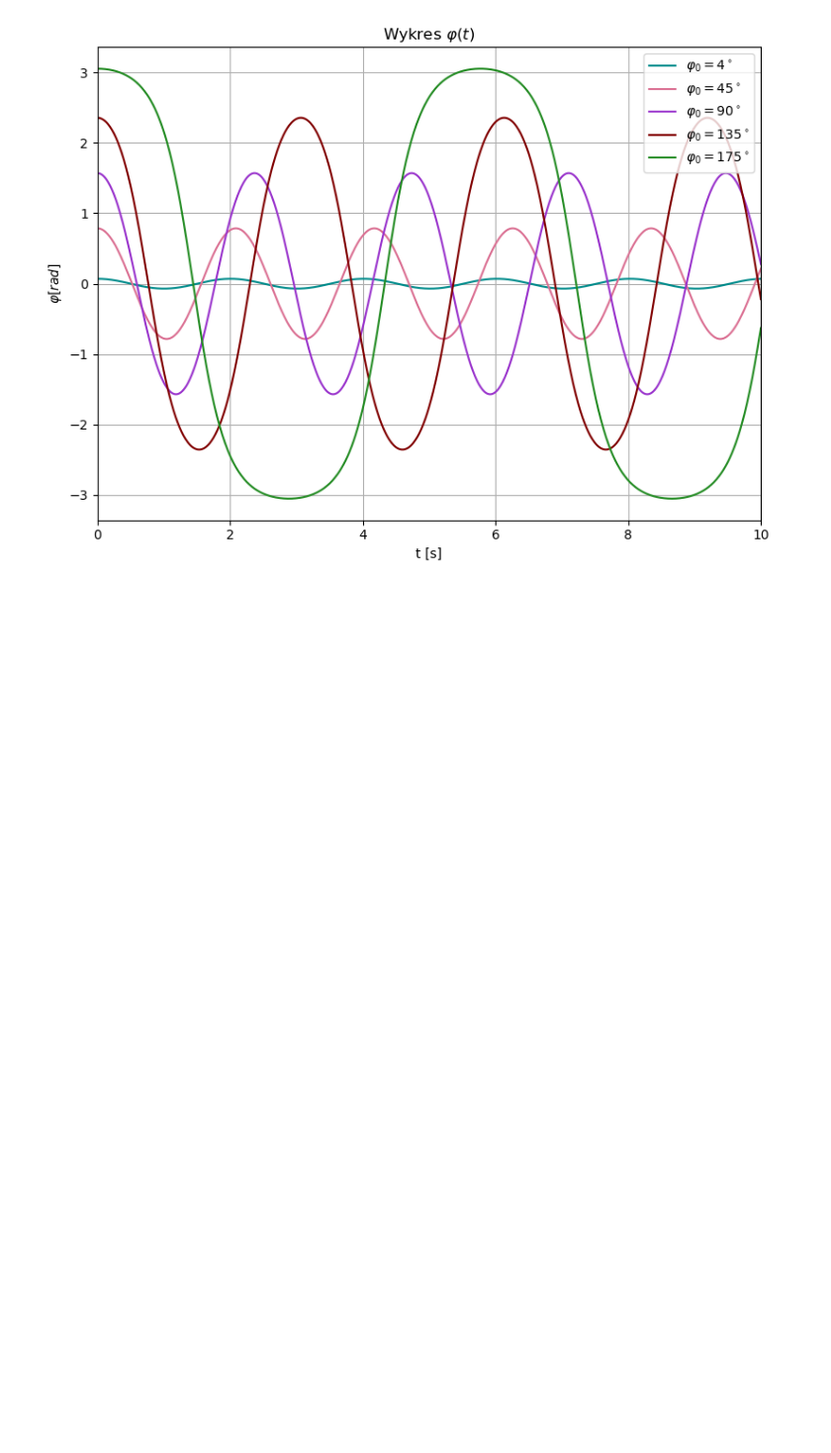
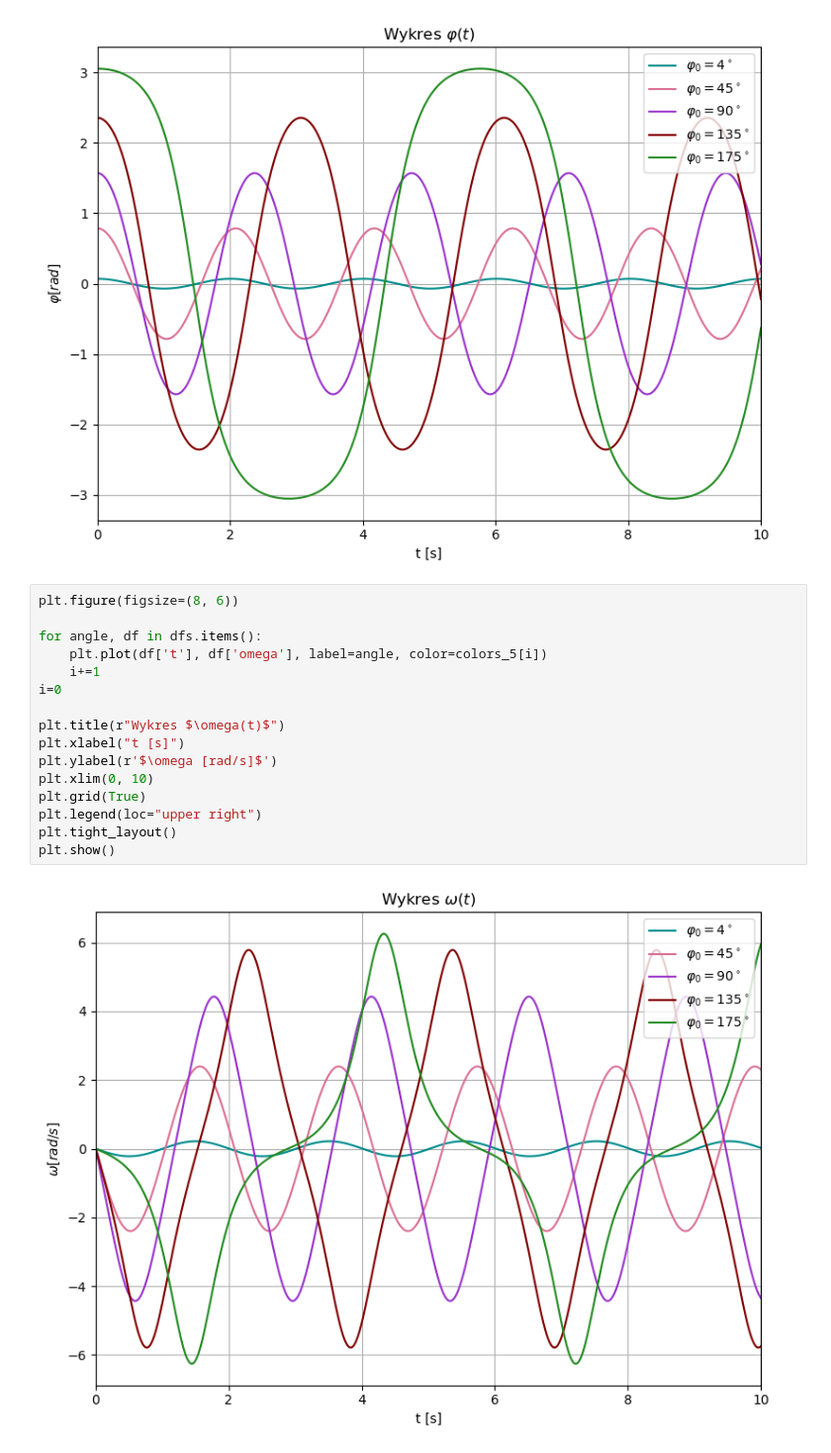
Before and after one commit to w-maks/Numerical-Pendulum, a Jupyter notebook: plots.ipynb, the cells around one changed output. Shown: that part at 99% size. Saved outputs shown, nothing was run; the diff lists cells and outputs as text; blank space fills up the shorter version.

```diff
--- a/plots.ipynb
+++ b/plots.ipynb
@@ -73,3 +73,21 @@ plt.tight_layout()
 plt.show()
 # %% [output]
 [figure]
+# %%
+plt.figure(figsize=(8, 6))
+
+for angle, df in dfs.items():
+    plt.plot(df['t'], df['omega'], label=angle, color=colors_5[i])
+    i+=1
+i=0
+
+plt.title(r"Wykres $\omega(t)$")
+plt.xlabel("t [s]")
+plt.ylabel(r'$\omega [rad/s]$')
+plt.xlim(0, 10)
+plt.grid(True)
+plt.legend(loc="upper right")
+plt.tight_layout()
+plt.show()
+# %% [output]
+[figure, added]
```
Also changed, not shown: parts of 6 cells of this notebook.
